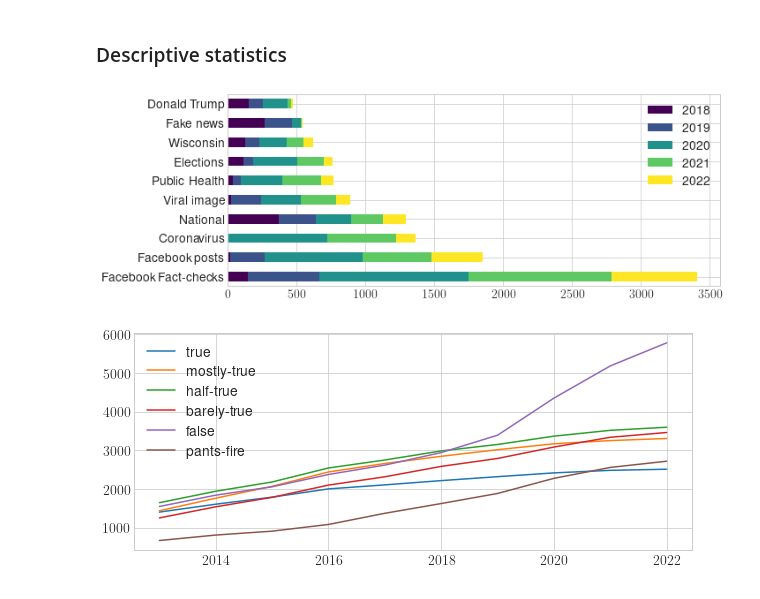
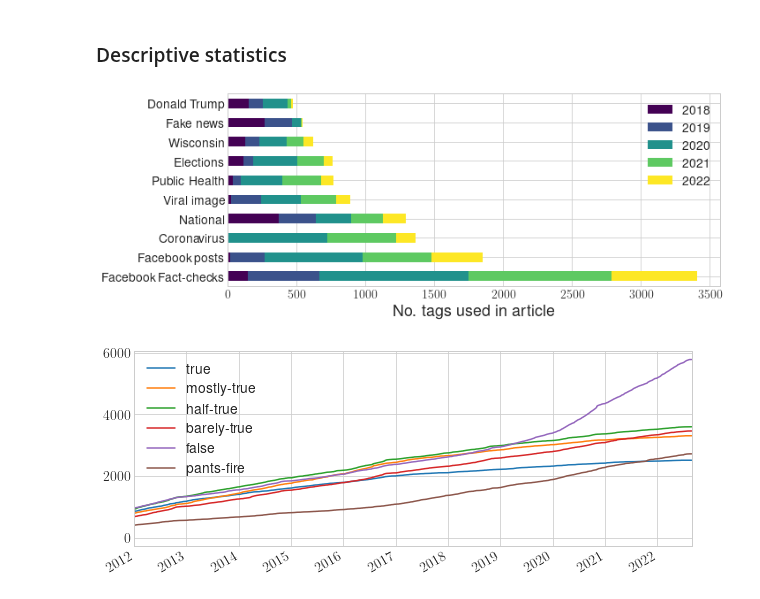
Before and after one commit to pgb206/ISDS2022_group7, a Jupyter notebook: project/project.ipynb, the cells around one changed output. Cells and saved outputs as stored; diff of their text form; code cells hidden in the pictures.

```diff
--- a/project/project.ipynb
+++ b/project/project.ipynb
@@ -607,10 +607,11 @@ top_10_tags = list(tag_df.iloc[:, -5:]\
 # %%
 top_10_tags = tag_df.loc[top_10_tags, :].iloc[:,-5:]
 
 fig1 = top_10_tags.plot(kind='barh', stacked=True, colormap='viridis')
+fig1.set_xlabel('No. tags used in article')
 plt.savefig('figs/fig1_top_10_tags.pdf', bbox_inches = "tight")
 # %% [output]
-[figure, old version]
+[figure, new version]
 # %%
 # Drop observations with different scale
 df_temp = df_temp[~df_temp['meter'].isin(['full-flop', 'half-flip', 'no-flip'])]
@@ -635,7 +636,8 @@ df_cat = df_cat.reindex(reorder_list) #reorder according to above list
 df_cat_dev_cuma = df_cat.iloc[:, :]\
     .cumsum(axis=1)
 # %%
-cat_plot = df_cat_dev_cuma.T.iloc[-10:, :].plot()
-plt.savefig('figs/fig2.pdf')
+cat_plot = df_cat_dev_cuma.T.iloc[:, :].plot()
+cat_plot.set_xlim(pd.Timestamp('2012-01-01'), pd.Timestamp('2022-08-31'))
+plt.savefig('figs/fig2.pdf', bbox_inches='tight')
 # %% [output]
-[figure, old version]
+[figure, new version]
```
Also changed, not shown: parts of 9 cells of this notebook, 3 other files.
